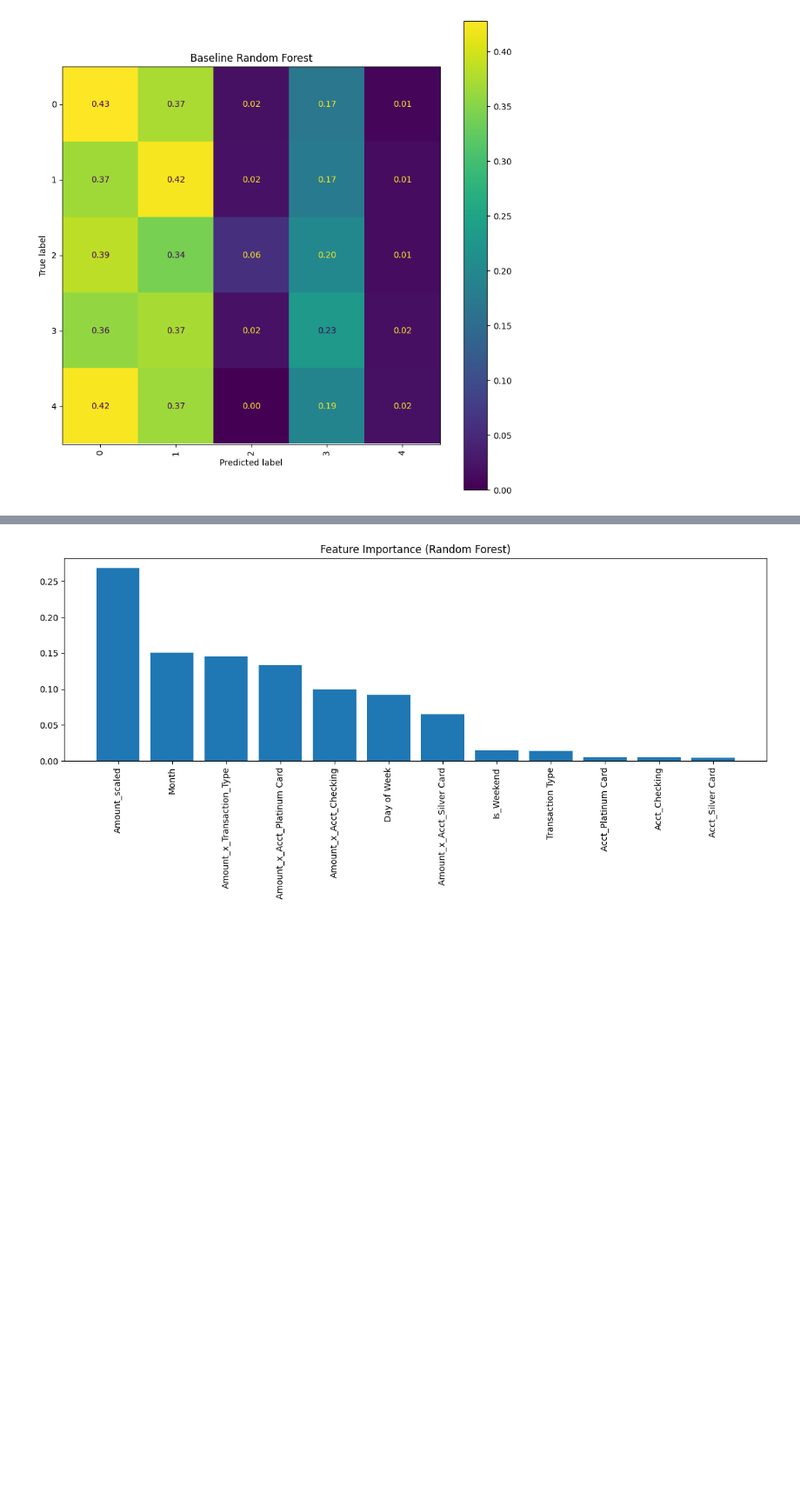
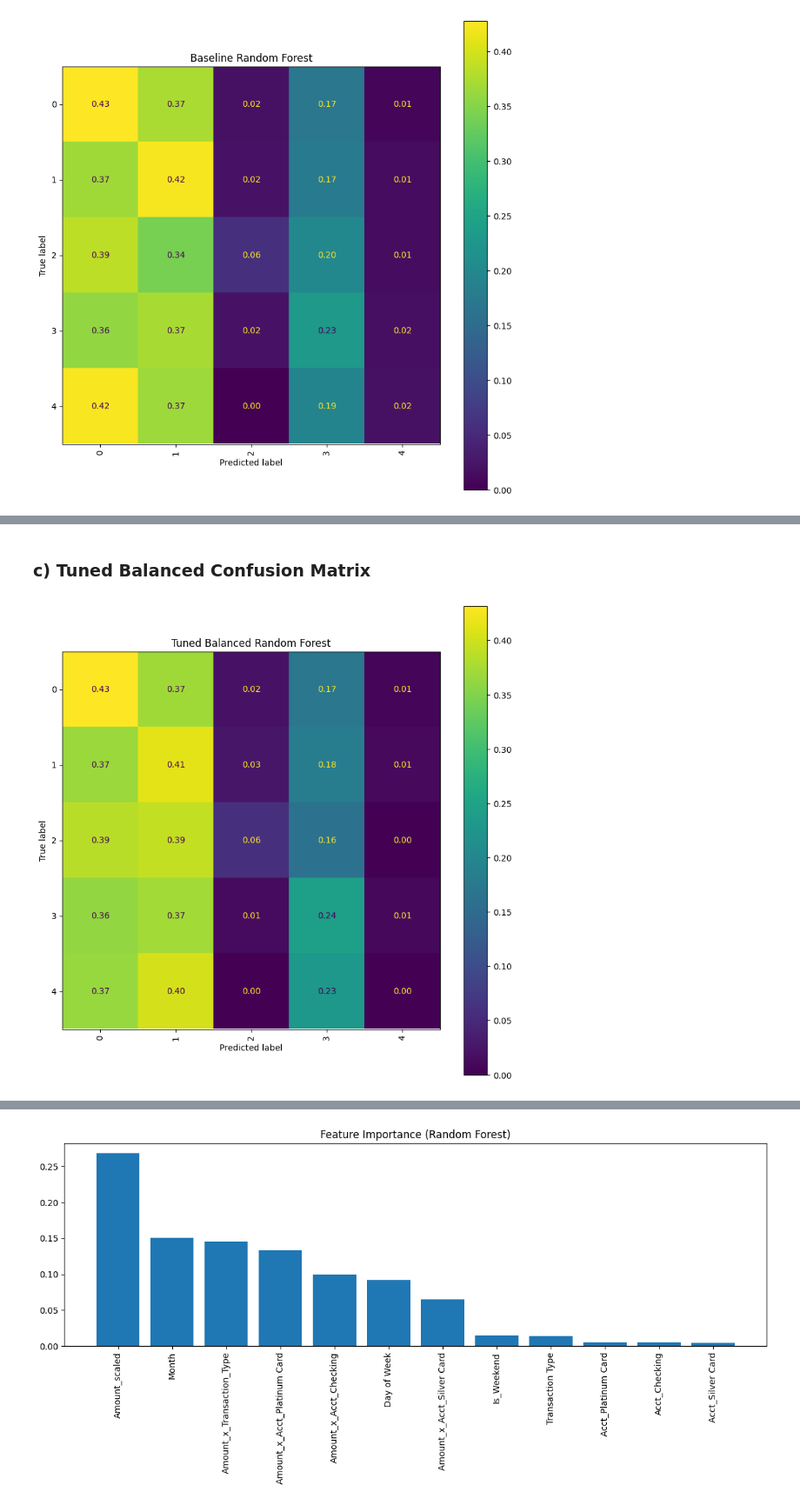
Before and after one commit to AngelaLee03/ProjectFinalReport, a Jupyter notebook: models/random_forest.ipynb, the cells around one changed output, grey strips where cells are left out. Shown at 87% size. Cells and saved outputs as stored; diff of their text form; code cells hidden in the pictures; blank space fills up the shorter version.

```diff
--- a/models/random_forest.ipynb
+++ b/models/random_forest.ipynb
@@ -165,10 +143,9 @@ plt.show()
 # %%
 # balanced model
-balanced_rf = RandomForestClassifier(
-    **search.best_params_,
+rf_bal = RandomForestClassifier(
     class_weight="balanced",
     random_state=42
 )
 
-balanced_rf.fit(X_train, y_train)
-y_pred_bal = balanced_rf.predict(X_test)
+rf_bal.fit(X_train, y_train)
+y_pred_bal = rf_bal.predict(X_test)
@@ -206,0 +189,20 @@ plt.show()
+# %%
+rf_bal = RandomForestClassifier(
+    class_weight="balanced",
+    random_state=42
+)
+
+balanced_search = RandomizedSearchCV(
+    rf_bal,
+    param_distributions=param_dist,
+    n_iter=20,
+    cv=3,
+    scoring="f1_weighted",
+    n_jobs=-1,
+    random_state=42
+)
+
+balanced_search.fit(X_train, y_train)
+
+best_bal_rf = balanced_search.best_estimator_
+y_pred_bal_tuned = best_bal_rf.predict(X_test)
@@ -206,0 +228,14 @@ plt.show()
+# %% [markdown]
+### c) Tuned Balanced Confusion Matrix
+# %%
+cm = confusion_matrix(y_test, y_pred_bal_tuned, normalize='true')
+
+fig, ax = plt.subplots(figsize=(10, 10))
+disp = ConfusionMatrixDisplay(confusion_matrix=cm)
+disp.plot(ax=ax, values_format=".2f")
+
+plt.xticks(rotation=90)
+plt.title("Tuned Balanced Random Forest")
+plt.show()
+# %% [output]
+[figure, added]
```
Also changed, not shown: parts of 42 cells of this notebook.
